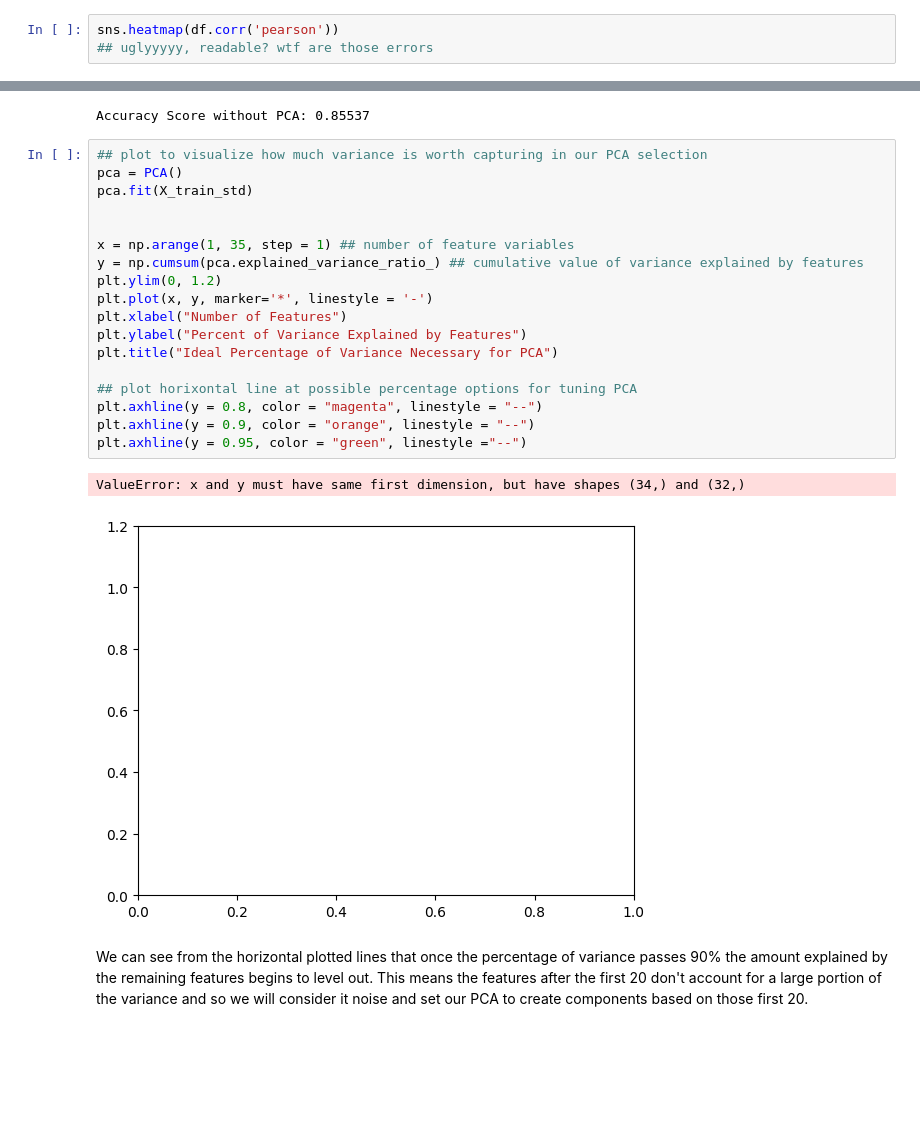
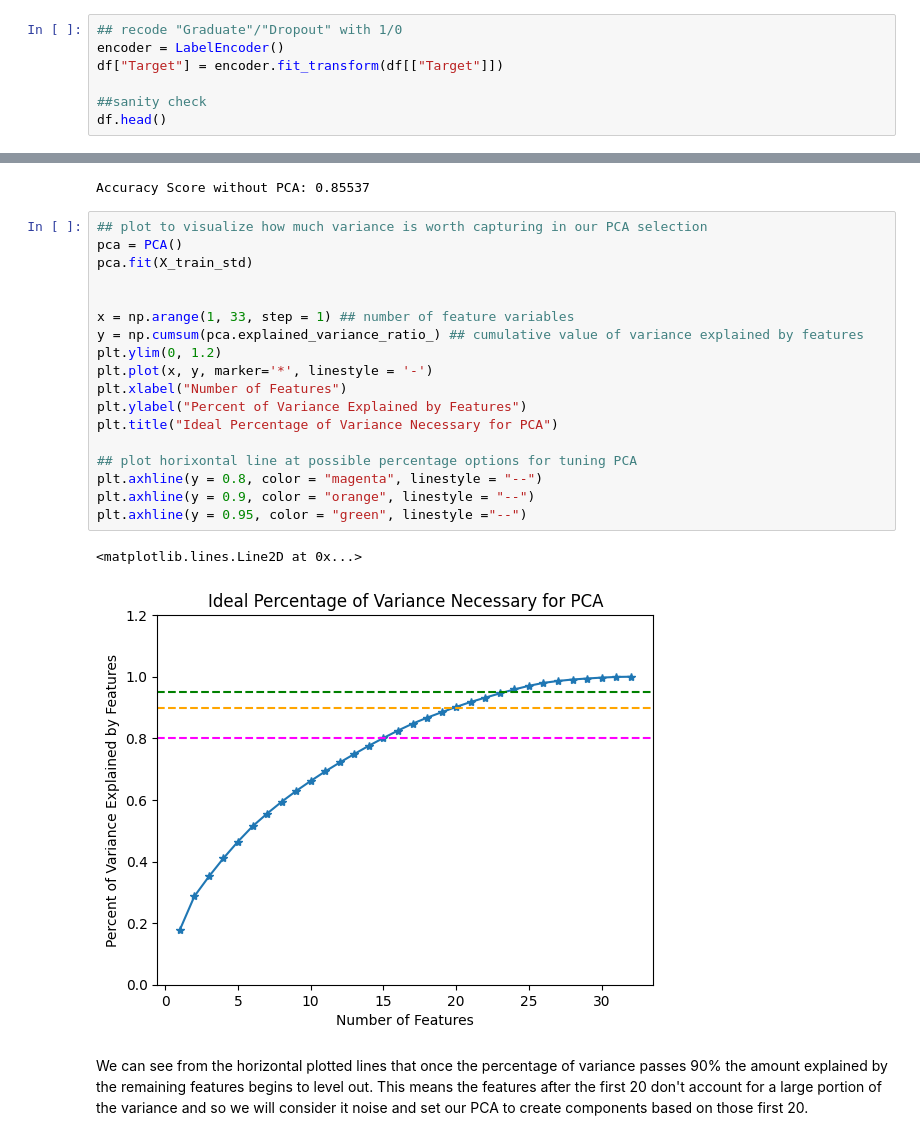
Before and after one commit to hiamoreena/DAT-401-Project-2, a Jupyter notebook: academic_success_dataset_json.ipynb, the cells around one changed output, grey strips where cells are left out. Drawn from its saved outputs; the diff is of its cells as text; blank space fills up the shorter version.

```diff
--- a/academic_success_dataset_json.ipynb
+++ b/academic_success_dataset_json.ipynb
@@ -184,4 +187,8 @@ Correlations!
 # %%
-sns.heatmap(df.corr('pearson'))
-## uglyyyyy, readable? wtf are those errors
+## recode "Graduate"/"Dropout" with 1/0
+encoder = LabelEncoder()
+df["Target"] = encoder.fit_transform(df[["Target"]])
+
+##sanity check
+df.head()
 # %% [output]
@@ -215,24 +234,24 @@ Accuracy Score without PCA: 0.85537
 # %%
 ## plot to visualize how much variance is worth capturing in our PCA selection
 pca = PCA()
 pca.fit(X_train_std)
 
 
-x = np.arange(1, 35, step = 1) ## number of feature variables
+x = np.arange(1, 33, step = 1) ## number of feature variables
 y = np.cumsum(pca.explained_variance_ratio_) ## cumulative value of variance explained by features
 plt.ylim(0, 1.2)
 plt.plot(x, y, marker='*', linestyle = '-')
 plt.xlabel("Number of Features")
 plt.ylabel("Percent of Variance Explained by Features")
 plt.title("Ideal Percentage of Variance Necessary for PCA")
 
 ## plot horixontal line at possible percentage options for tuning PCA
 plt.axhline(y = 0.8, color = "magenta", linestyle = "--")
 plt.axhline(y = 0.9, color = "orange", linestyle = "--")
 plt.axhline(y = 0.95, color = "green", linestyle ="--")
 # %% [output]
-ValueError: x and y must have same first dimension, but have shapes (34,) and (32,)
+<matplotlib.lines.Line2D at 0x...>
-[figure, old version]
+[figure, new version]
 # %% [markdown]
 We can see from the horizontal plotted lines that once the percentage of variance passes 90% the amount explained by the remaining features begins to level out. This means the features after the first 20 don't account for a large portion of the variance and so we will consider it noise and set our PCA to create components based on those first 20.
 # %%
```
Also changed, not shown: parts of 19 cells of this notebook.
